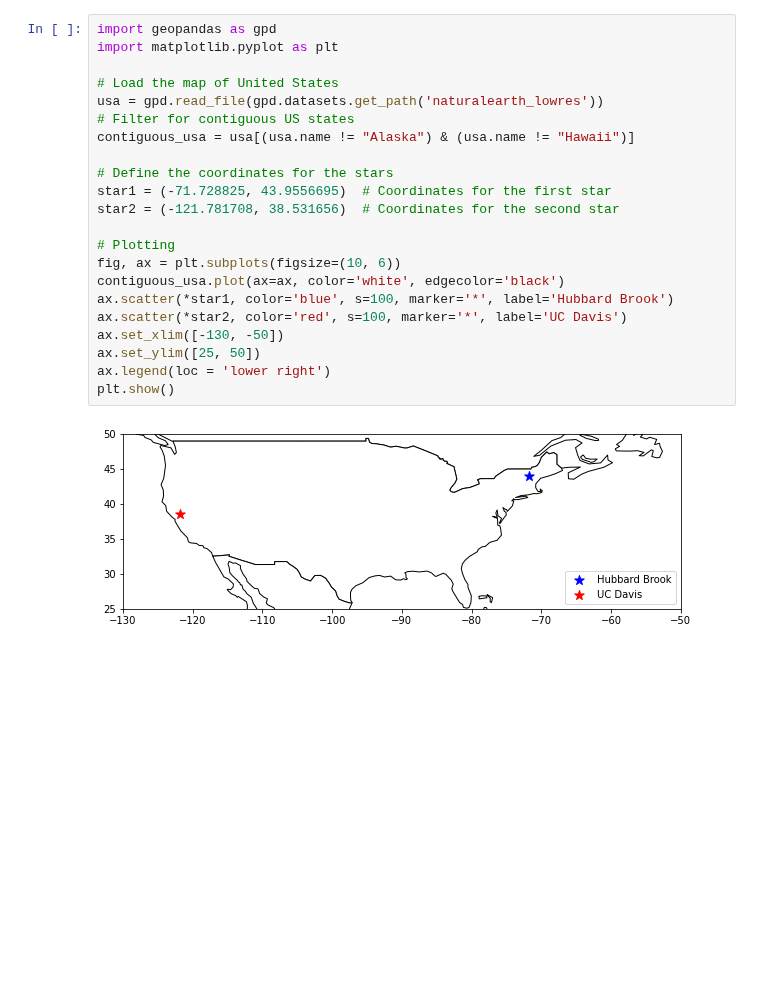
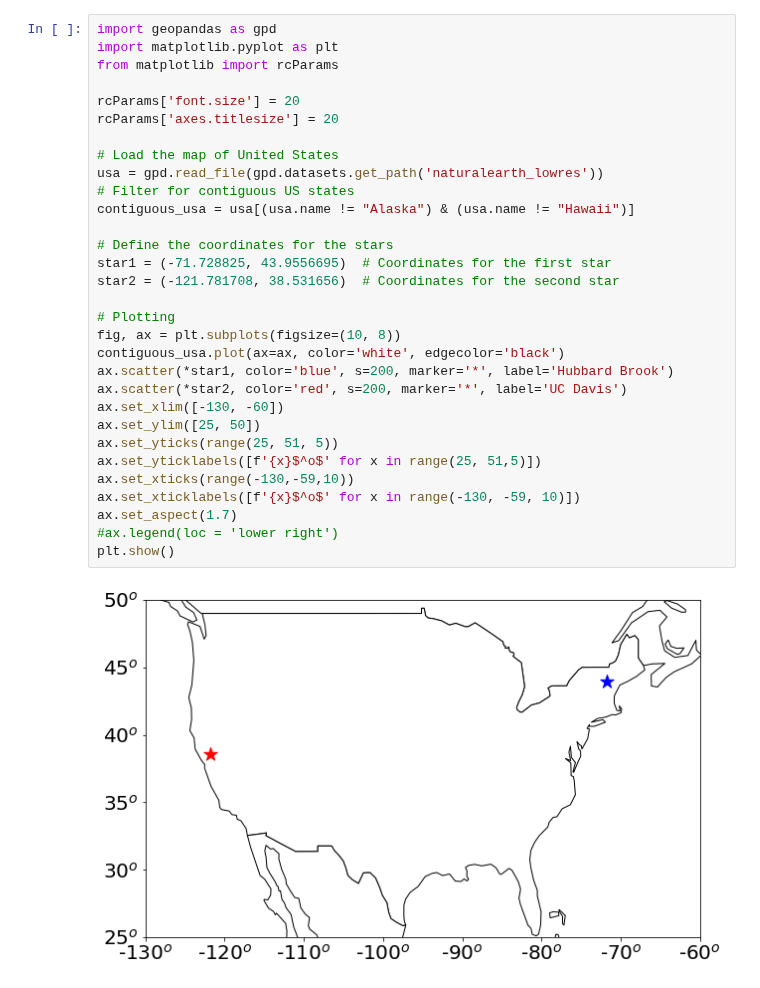
Before and after one commit to ypwong22/erw_scripts, a Jupyter notebook: plot_study_sites.ipynb, the cells around one changed output. Drawn from its saved outputs; the diff is of its cells as text; blank space fills up the shorter version.

```diff
--- a/plot_study_sites.ipynb
+++ b/plot_study_sites.ipynb
@@ -1,24 +1,33 @@
 # %%
 import geopandas as gpd
 import matplotlib.pyplot as plt
+from matplotlib import rcParams
+
+rcParams['font.size'] = 20
+rcParams['axes.titlesize'] = 20
 
 # Load the map of United States
 usa = gpd.read_file(gpd.datasets.get_path('naturalearth_lowres'))
 # Filter for contiguous US states
 contiguous_usa = usa[(usa.name != "Alaska") & (usa.name != "Hawaii")]
 
 # Define the coordinates for the stars
 star1 = (-71.728825, 43.9556695)  # Coordinates for the first star
 star2 = (-121.781708, 38.531656)  # Coordinates for the second star
 
 # Plotting
-fig, ax = plt.subplots(figsize=(10, 6))
+fig, ax = plt.subplots(figsize=(10, 8))
 contiguous_usa.plot(ax=ax, color='white', edgecolor='black')
-ax.scatter(*star1, color='blue', s=100, marker='*', label='Hubbard Brook')
-ax.scatter(*star2, color='red', s=100, marker='*', label='UC Davis')
-ax.set_xlim([-130, -50])
+ax.scatter(*star1, color='blue', s=200, marker='*', label='Hubbard Brook')
+ax.scatter(*star2, color='red', s=200, marker='*', label='UC Davis')
+ax.set_xlim([-130, -60])
 ax.set_ylim([25, 50])
-ax.legend(loc = 'lower right')
+ax.set_yticks(range(25, 51, 5))
+ax.set_yticklabels([f'{x}$^o$' for x in range(25, 51,5)])
+ax.set_xticks(range(-130,-59,10))
+ax.set_xticklabels([f'{x}$^o$' for x in range(-130, -59, 10)])
+ax.set_aspect(1.7)
+#ax.legend(loc = 'lower right')
 plt.show()
 # %% [output]
-[figure, old version]
+[figure, new version]
```
Also changed, not shown: 22 other files.
